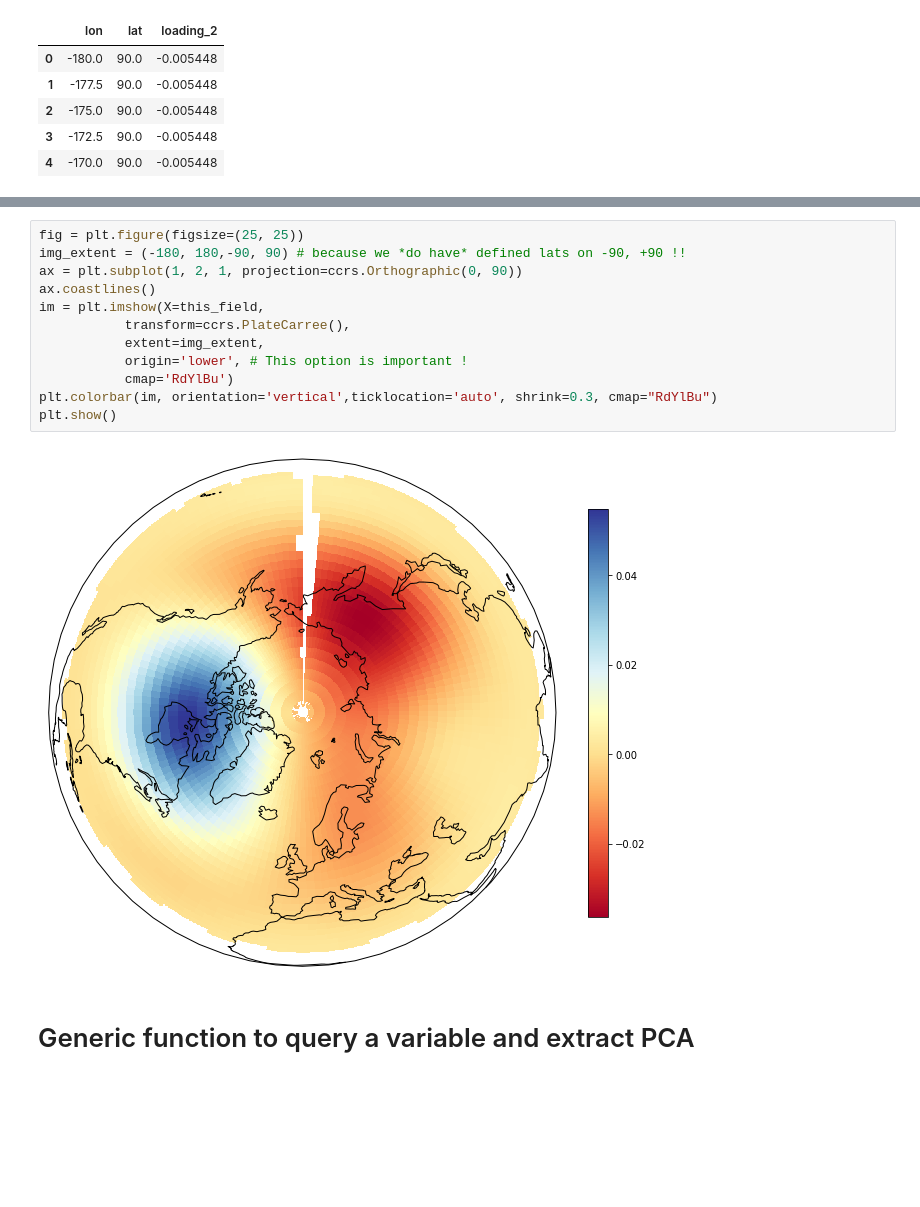
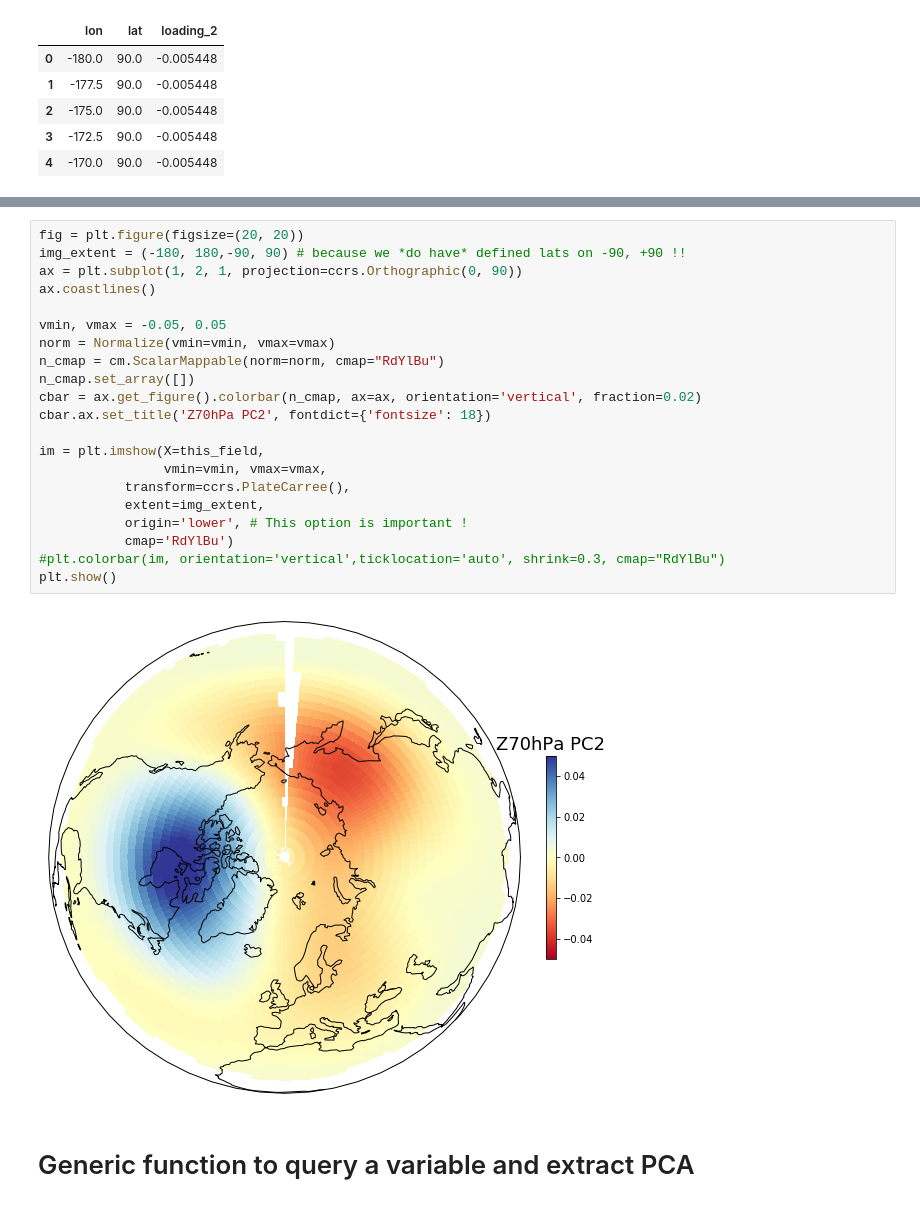
Before and after one commit to panhypersebastos/winter_predictor, a Jupyter notebook: era-int_pca_exploration.ipynb, the cells around one changed output, grey strips where cells are left out. Drawn from its saved outputs; the diff is of its cells as text; blank space fills up the shorter version.

Commit message:
Modifications for GitHub: README and figures created.

```diff
--- a/era-int_pca_exploration.ipynb
+++ b/era-int_pca_exploration.ipynb
@@ -357,19 +359,28 @@ masked_array(data =
  [ True False False ..., False False  True]],
        fill_value = 1e+20)
 # %%
-fig = plt.figure(figsize=(25, 25))
+fig = plt.figure(figsize=(20, 20))
 img_extent = (-180, 180,-90, 90) # because we *do have* defined lats on -90, +90 !!
 ax = plt.subplot(1, 2, 1, projection=ccrs.Orthographic(0, 90))
 ax.coastlines()
+
+vmin, vmax = -0.05, 0.05
+norm = Normalize(vmin=vmin, vmax=vmax)
+n_cmap = cm.ScalarMappable(norm=norm, cmap="RdYlBu")
+n_cmap.set_array([])
+cbar = ax.get_figure().colorbar(n_cmap, ax=ax, orientation='vertical', fraction=0.02)
+cbar.ax.set_title('Z70hPa PC2', fontdict={'fontsize': 18})
+
 im = plt.imshow(X=this_field,
+                vmin=vmin, vmax=vmax,
            transform=ccrs.PlateCarree(),
            extent=img_extent,
            origin='lower', # This option is important !
            cmap='RdYlBu')
-plt.colorbar(im, orientation='vertical',ticklocation='auto', shrink=0.3, cmap="RdYlBu")
+#plt.colorbar(im, orientation='vertical',ticklocation='auto', shrink=0.3, cmap="RdYlBu")
 plt.show()
 # %% [output]
-[figure, old version]
+[figure, new version]
 # %% [markdown]
 # Generic function to query a variable and extract PCA
 # %%
```
Also changed, not shown: parts of 7 cells of this notebook, 11 other files.
